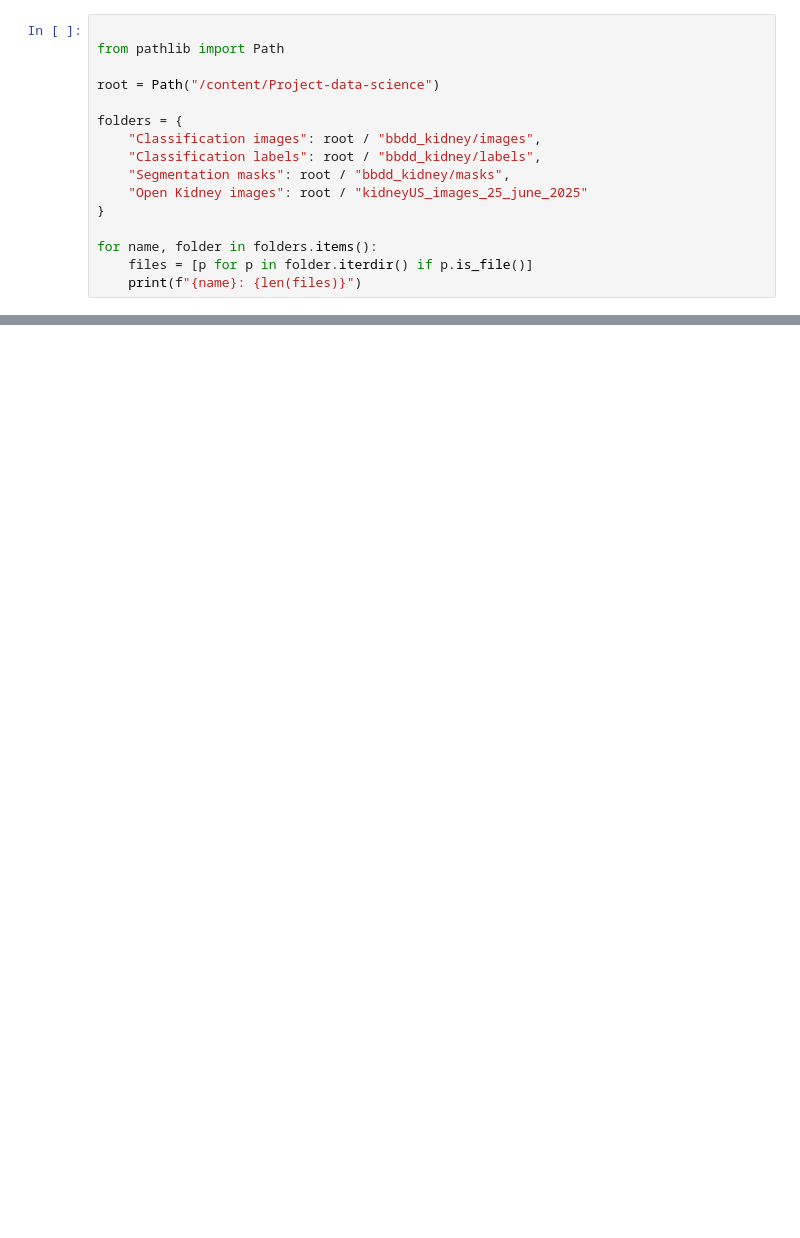
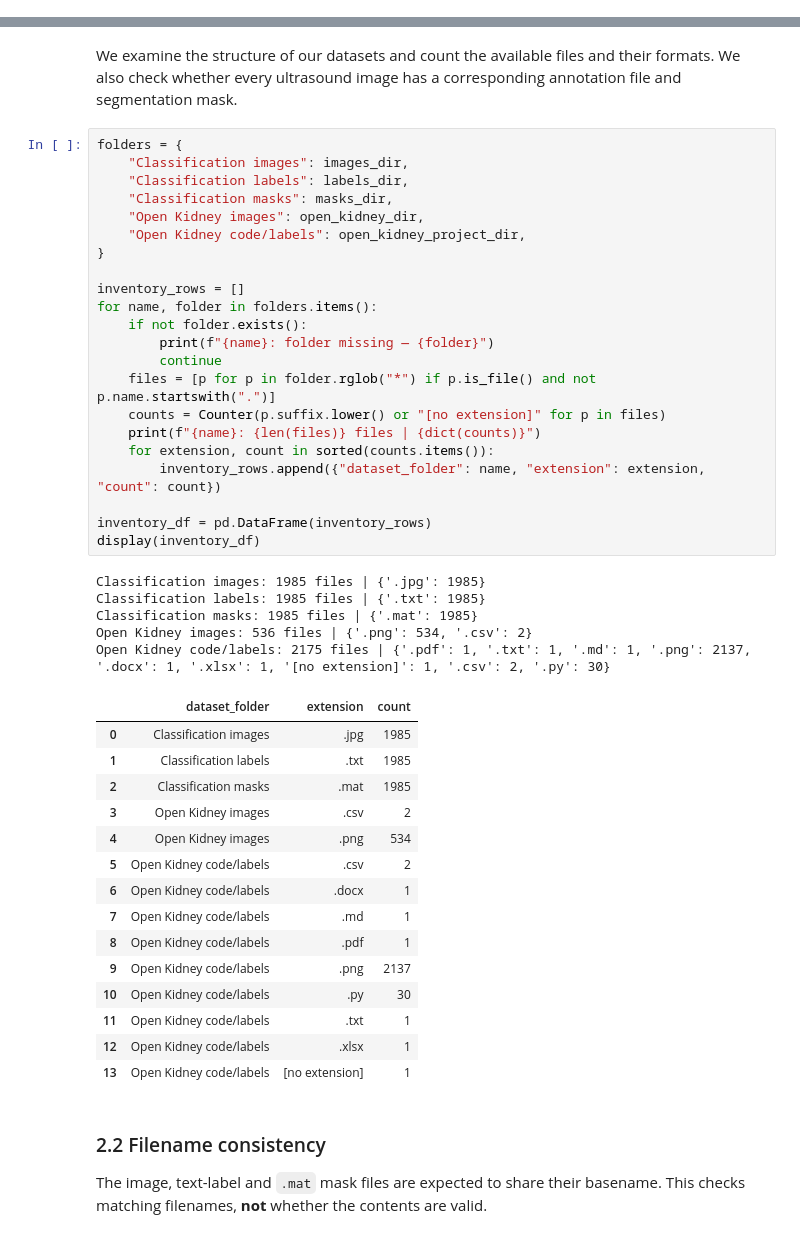
Before and after one commit to Noadori34/Project-data-science, a Jupyter notebook: notebooks/01_kidney_ultrasound_EDA.ipynb, the cells around one changed output, grey strips where cells are left out. Drawn from its saved outputs; the diff is of its cells as text; blank space fills up the shorter version.

Commit message:
Complete preliminary EDA and export CNN classification labels

```diff
--- a/notebooks/01_kidney_ultrasound_EDA.ipynb
+++ b/notebooks/01_kidney_ultrasound_EDA.ipynb
@@ -114,16 +0,0 @@ Number of images and annotation styles:
-# %%
-
-from pathlib import Path
-
-root = Path("/content/Project-data-science")
-
-folders = {
-    "Classification images": root / "bbdd_kidney/images",
-    "Classification labels": root / "bbdd_kidney/labels",
-    "Segmentation masks": root / "bbdd_kidney/masks",
-    "Open Kidney images": root / "kidneyUS_images_25_june_2025"
-}
-
-for name, folder in folders.items():
-    files = [p for p in folder.iterdir() if p.is_file()]
-    print(f"{name}: {len(files)}")
@@ -257,0 +48,48 @@ Each image has a corresponding annotation and mask filename, with no missing mat
+# %% [markdown]
+We examine the structure of our datasets and count the available files and their formats. We also check whether every ultrasound image has a corresponding annotation file and segmentation mask.
+# %%
+folders = {
+    "Classification images": images_dir,
+    "Classification labels": labels_dir,
+    "Classification masks": masks_dir,
+    "Open Kidney images": open_kidney_dir,
+    "Open Kidney code/labels": open_kidney_project_dir,
+}
+
+inventory_rows = []
+for name, folder in folders.items():
+    if not folder.exists():
+        print(f"{name}: folder missing — {folder}")
+        continue
+    files = [p for p in folder.rglob("*") if p.is_file() and not p.name.startswith(".")]
+    counts = Counter(p.suffix.lower() or "[no extension]" for p in files)
+    print(f"{name}: {len(files)} files | {dict(counts)}")
+    for extension, count in sorted(counts.items()):
+        inventory_rows.append({"dataset_folder": name, "extension": extension, "count": count})
+
+inventory_df = pd.DataFrame(inventory_rows)
+display(inventory_df)
+# %% [output]
+Classification images: 1985 files | {'.jpg': 1985}
+Classification labels: 1985 files | {'.txt': 1985}
+Classification masks: 1985 files | {'.mat': 1985}
+Open Kidney images: 536 files | {'.png': 534, '.csv': 2}
+Open Kidney code/labels: 2175 files | {'.pdf': 1, '.txt': 1, '.md': 1, '.png': 2137, '.docx': 1, '.xlsx': 1, '[no extension]': 1, '.csv': 2, '.py': 30}
+|  | dataset_folder | extension | count |
+| 0 | Classification images | .jpg | 1985 |
+| 1 | Classification labels | .txt | 1985 |
+| 2 | Classification masks | .mat | 1985 |
+| 3 | Open Kidney images | .csv | 2 |
+| 4 | Open Kidney images | .png | 534 |
+| 5 | Open Kidney code/labels | .csv | 2 |
+| 6 | Open Kidney code/labels | .docx | 1 |
+| 7 | Open Kidney code/labels | .md | 1 |
+| 8 | Open Kidney code/labels | .pdf | 1 |
+| 9 | Open Kidney code/labels | .png | 2137 |
+| 10 | Open Kidney code/labels | .py | 30 |
+| 11 | Open Kidney code/labels | .txt | 1 |
+| 12 | Open Kidney code/labels | .xlsx | 1 |
+| 13 | Open Kidney code/labels | [no extension] | 1 |
+# %% [markdown]
+### 2.2 Filename consistency
+The image, text-label and `.mat` mask files are expected to share their basename. This checks matching filenames, **not** whether the contents are valid.
```
Also changed, not shown: parts of 51 cells of this notebook, 2 other files.
